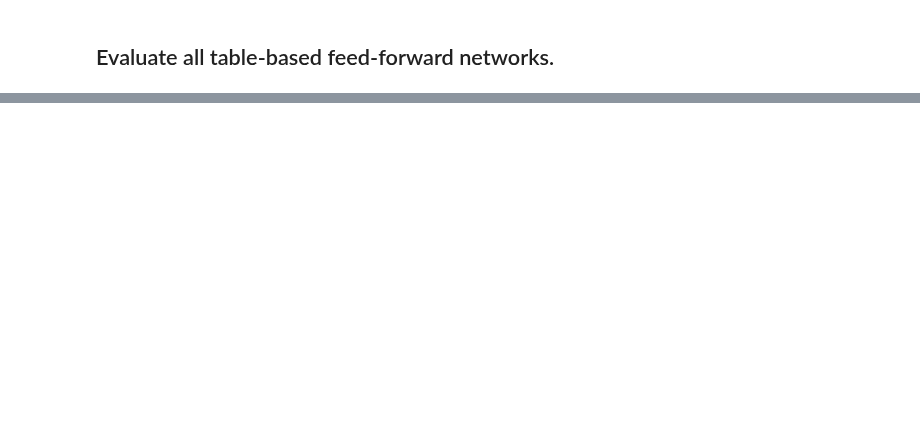
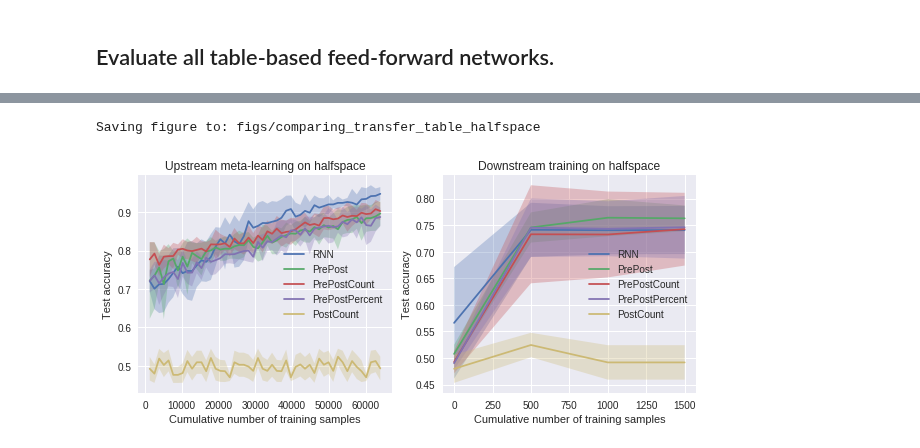
Before and after one commit to saykartik/assemblies, a Jupyter notebook: BrainNet/notebooks/FF_experiments_comparing_halfspace.ipynb, the cells around one changed output, grey strips where cells are left out. Saved outputs shown, nothing was run; the diff lists cells and outputs as text; code cells hidden in the pictures; blank space fills up the shorter version.

```diff
--- a/BrainNet/notebooks/FF_experiments_comparing_halfspace.ipynb
+++ b/BrainNet/notebooks/FF_experiments_comparing_halfspace.ipynb
@@ -158,12 +380,15 @@ plot_curves(agg_stats_postcount_up, agg_stats_postcount_down,
 # %%
 # Plot to compare all.
 all_stats_up = [agg_stats_rnn_up, agg_stats_prepost_up, agg_stats_prepostcount_up, agg_stats_prepostpercent_up, agg_stats_postcount_up]
 all_stats_down = [agg_stats_rnn_down, agg_stats_prepost_down, agg_stats_prepostcount_down, agg_stats_prepostpercent_down, agg_stats_postcount_down]
 labels = ['RNN', 'PrePost', 'PrePostCount', 'PrePostPercent', 'PostCount']
 plot_compare_models(all_stats_up, all_stats_down, labels,
-                    'Upstream meta-learning on ' + dataset,
-                    'Downstream training on ' + dataset,
-                    'figs/comparing_transfer_table_' + dataset)
+                    'Upstream meta-learning on ' + dataset_up,
+                    'Downstream training on ' + dataset_down,
+                    'figs/comparing_transfer_table_' + dataset_up)
+# %% [output]
+Saving figure to: figs/comparing_transfer_table_halfspace
+[figure, added]
 # %%
 if 0:
     agg_stats_prepost_up = convert_multi_stats_uncertainty(stats_prepost_up)
```
Also changed, not shown: parts of 7 cells of this notebook, 30 other files.
